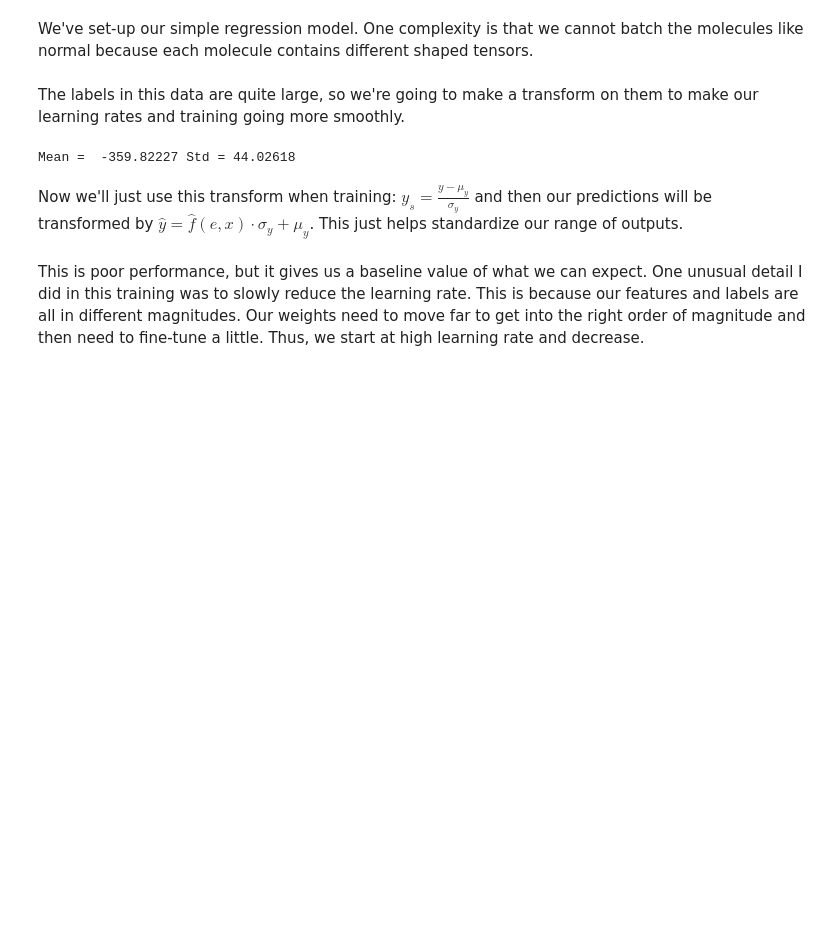
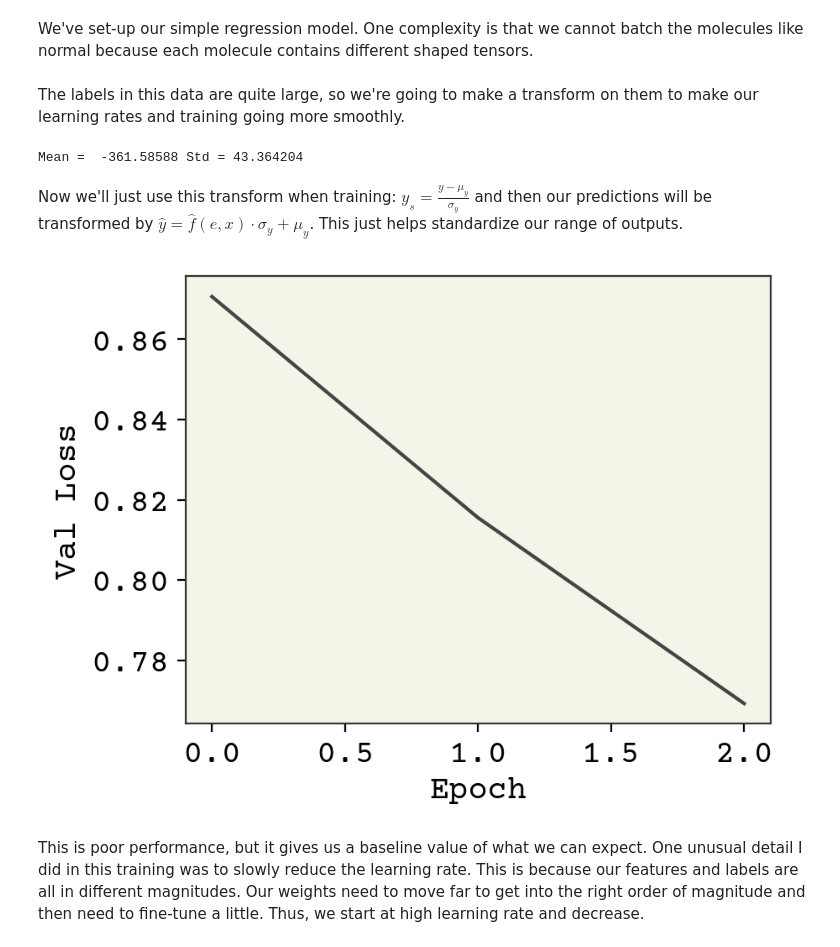
Before and after one commit to s183910/02456_DL_Project, a Jupyter notebook: src/QM9.ipynb, the cells around one changed output. Cells and saved outputs as stored; diff of their text form; code cells hidden in the pictures; blank space fills up the shorter version.

Commit message:
ran a network for 3 epochs

```diff
--- a/src/QM9.ipynb
+++ b/src/QM9.ipynb
@@ -175,16 +171,16 @@ We've set-up our simple regression model. One complexity is that we cannot batch
 # shuffle, but only once (reshuffle_each_iteration=False) so
 # we lock in which are train/test/val
 
-# shuffled_data = data.shuffle(7000, reshuffle_each_iteration=False)
-# test_set = shuffled_data.take(1000)
-# valid_set = shuffled_data.skip(1000).take(1000)
-# train_set = shuffled_data.skip(2000).take(5000)
+shuffled_data = data.shuffle(7000, reshuffle_each_iteration=False)
+test_set = shuffled_data.take(1000)
+valid_set = shuffled_data.skip(1000).take(1000)
+train_set = shuffled_data.skip(2000).take(5000)
 
 
-shuffled_data = data.shuffle(70, reshuffle_each_iteration=False)
-test_set = shuffled_data.take(10)
-valid_set = shuffled_data.skip(10).take(10)
-train_set = shuffled_data.skip(20).take(50)
+# shuffled_data = data.shuffle(70, reshuffle_each_iteration=False)
+# test_set = shuffled_data.take(10)
+# valid_set = shuffled_data.skip(10).take(10)
+# train_set = shuffled_data.skip(20).take(50)
 # %% [markdown]
 The labels in this data are quite large, so we're going to make a transform on them to make our learning rates and training going more smoothly.
 # %%
@@ -193,7 +189,7 @@ train_ym = np.mean(ys)
 train_ys = np.std(ys)
 print("Mean = ", train_ym, "Std =", train_ys)
 # %% [output]
-Mean =  -359.82227 Std = 44.02618
+Mean =  -361.58588 Std = 43.364204
 # %% [markdown]
 Now we'll just use this transform when training: $y_s = \frac{y - \mu_y}{\sigma_y}$ and then our predictions will be transformed by $\hat{y} = \hat{f}(e,x) \cdot \sigma_y + \mu_y$. This just helps standardize our range of outputs.
 # %%
@@ -204,29 +200,31 @@ def transform_label(y):
 def transform_prediction(y):
     return y * train_ys + train_ym
 # %%
-epochs = 1
+epochs = 3
 eta = 1e-3
 baseline_val_loss = [0.0 for _ in range(epochs)]
 for epoch in range(epochs):
     for d in train_set:
         (e, x), y_raw = convert_record(d)
         y = transform_label(y_raw)
         grad_est = baseline_loss_grad(e, y, w, b)
         # update regression weights
         w -= eta * grad_est[0]
         b -= eta * grad_est[1]
     # compute validation loss
     for v in valid_set:
         (e, x), y_raw = convert_record(v)
         y = transform_label(y_raw)
         # convert SE to RMSE
         baseline_val_loss[epoch] += baseline_loss(e, y, w, b)
     baseline_val_loss[epoch] = jnp.sqrt(baseline_val_loss[epoch] / 1000)
     eta *= 0.9
 plt.plot(baseline_val_loss)
 plt.xlabel("Epoch")
 plt.ylabel("Val Loss")
 plt.show()
+# %% [output]
+[figure, added]
 # %% [markdown]
 This is poor performance, but it gives us a baseline value of what we can expect. One unusual detail I did in this training was to slowly reduce the learning rate. This is because our features and labels are all in different magnitudes. Our weights need to move far to get into the right order of magnitude and then need to fine-tune a little. Thus, we start at high learning rate and decrease.
 # %%
```
Also changed, not shown: parts of 3 cells of this notebook, 1 other file.
